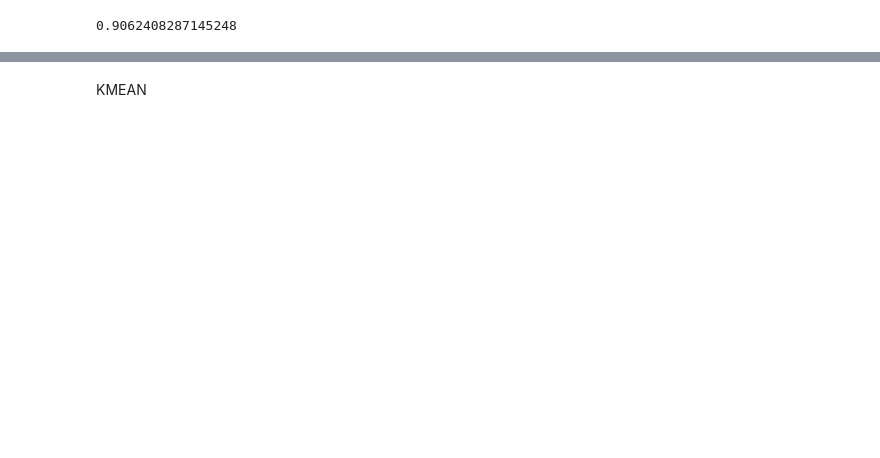
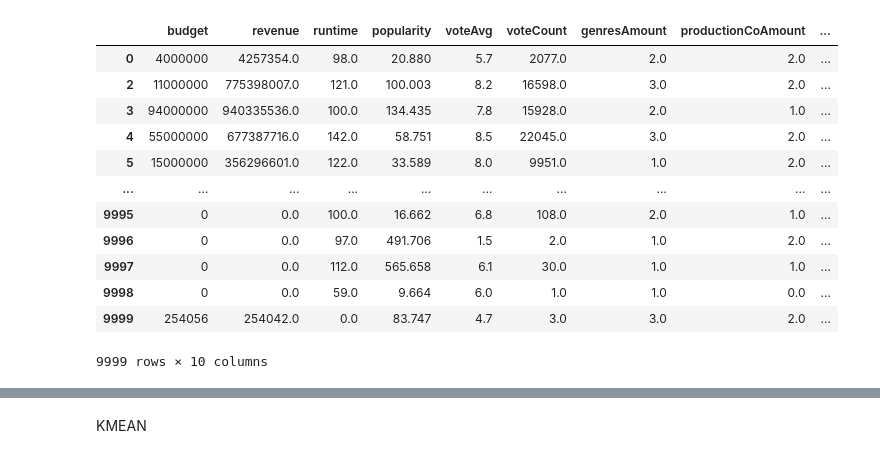
Before and after one commit to adrianrb469/md-lab2, a Jupyter notebook: lab2.ipynb, the cells around one changed output, grey strips where cells are left out. Saved outputs shown, nothing was run; the diff lists cells and outputs as text; code cells hidden in the pictures; blank space fills up the shorter version.

```diff
--- a/lab2.ipynb
+++ b/lab2.ipynb
@@ -21,38 +29,52 @@ import random
 # %%
 import numpy as np
 from sklearn.neighbors import NearestNeighbors
 from sklearn.preprocessing import scale
 import pandas as pd
 
 #Estadistica de Hokpins
 movies_df =pd.read_csv('./movies.csv', encoding='latin1')
 def hopkins_statistic(X):
   sample = scale(X)
   n,d = X.shape
 
   m = int(0.1 * n) # 10% de la muestra
   neighbours = NearestNeighbors(n_neighbors=1).fit(X)
   rand_sample = np.random.random_sample(size=(m, d)) * (sample.max(axis=0) - sample.min(axis=0)) + sample.min(axis=0)
 
   u_dist, _ = neighbours.kneighbors(rand_sample, return_distance=True)
   u_dist_sum = np.sum(u_dist)
 
   w_dist, _ = neighbours.kneighbors(sample[np.random.choice(n, m, replace=False), :], return_distance=True)
   w_dist_sum = np.sum(w_dist)
 
   H = u_dist_sum / (u_dist_sum + w_dist_sum)
   return H
 
-# variables = movies_df[['budget', 'revenue', 'runtime',  "popularity", "voteAvg", "voteCount", "genresAmount", "productionCoAmount", "productionCountriesAmount", "actorsAmount"]].dropna()
-variables1 = movies_df[["voteCount","genresAmount", "productionCoAmount", "productionCountriesAmount", "actorsAmount"]].dropna()
+variables = movies_df[['budget', 'revenue', 'runtime',  "popularity", "voteAvg", "voteCount", "genresAmount", "productionCoAmount", "productionCountriesAmount", "actorsAmount"]].dropna()
+# variables1 = movies_df[["voteCount","genresAmount", "productionCoAmount", "productionCountriesAmount", "actorsAmount"]].dropna()
 # variables = movies_df[["popularity", "voteAvg", "voteCount"]].dropna()
-variables2 = movies_df[["budget", "revenue", "runtime"]].dropna()
-# variables['budget'] = variables['budget'].astype(str).str.replace(' ', '')
+# variables2 = movies_df[["budget", "revenue", "runtime"]].dropna()
+variables['budget'].astype(str).str.replace(' ', '')
 
-print(hopkins_statistic(variables1.values))
-print(hopkins_statistic(variables2.values))
+# print(hopkins_statistic(variables1.values))
+# print(hopkins_statistic(variables2.values))
+
+variables
 # %% [output]
+|  | budget | revenue | runtime | popularity | voteAvg | voteCount | genresAmount | productionCoAmount | ... |
+| 0 | 4000000 | 4257354.0 | 98.0 | 20.880 | 5.7 | 2077.0 | 2.0 | 2.0 | ... |
+| 2 | 11000000 | 775398007.0 | 121.0 | 100.003 | 8.2 | 16598.0 | 3.0 | 2.0 | ... |
+| 3 | 94000000 | 940335536.0 | 100.0 | 134.435 | 7.8 | 15928.0 | 2.0 | 1.0 | ... |
+| 4 | 55000000 | 677387716.0 | 142.0 | 58.751 | 8.5 | 22045.0 | 3.0 | 2.0 | ... |
+| 5 | 15000000 | 356296601.0 | 122.0 | 33.589 | 8.0 | 9951.0 | 1.0 | 2.0 | ... |
+| ... | ... | ... | ... | ... | ... | ... | ... | ... | ... |
+| 9995 | 0 | 0.0 | 100.0 | 16.662 | 6.8 | 108.0 | 2.0 | 1.0 | ... |
+| 9996 | 0 | 0.0 | 97.0 | 491.706 | 1.5 | 2.0 | 1.0 | 2.0 | ... |
+| 9997 | 0 | 0.0 | 112.0 | 565.658 | 6.1 | 30.0 | 1.0 | 1.0 | ... |
+| 9998 | 0 | 0.0 | 59.0 | 9.664 | 6.0 | 1.0 | 1.0 | 0.0 | ... |
+| 9999 | 254056 | 254042.0 | 0.0 | 83.747 | 4.7 | 3.0 | 3.0 | 2.0 | ... |
-0.9062408287145248
+9999 rows × 10 columns
 # %%
 import pandas as pd
 #import the packages
```
Also changed, not shown: parts of 9 cells of this notebook.
